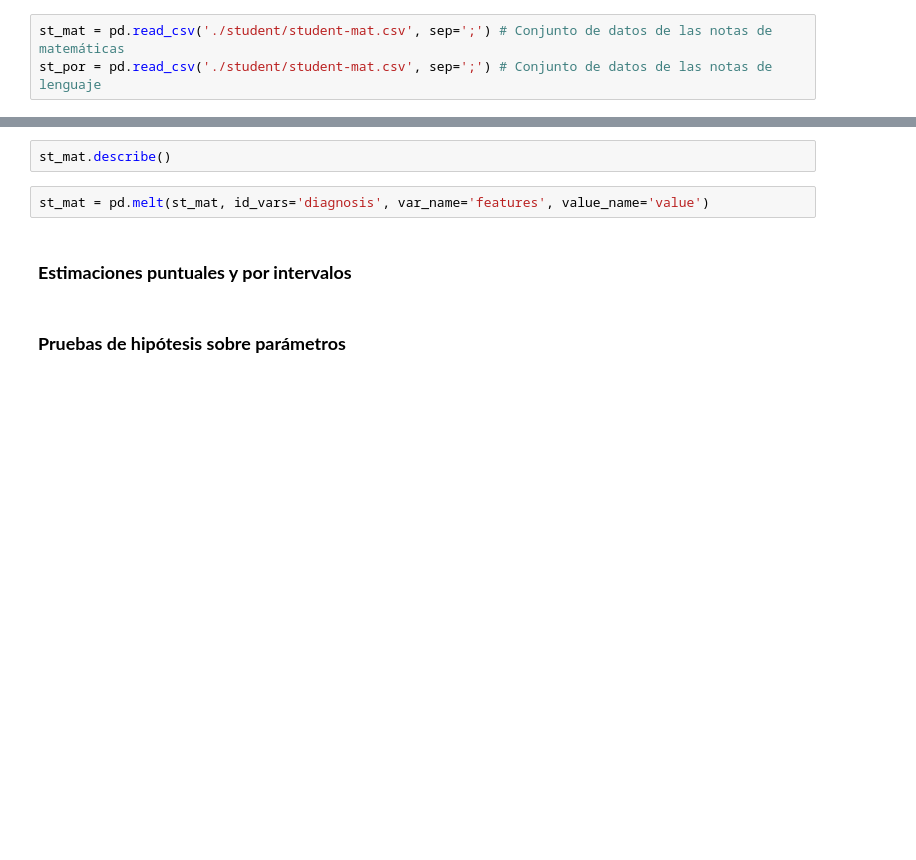
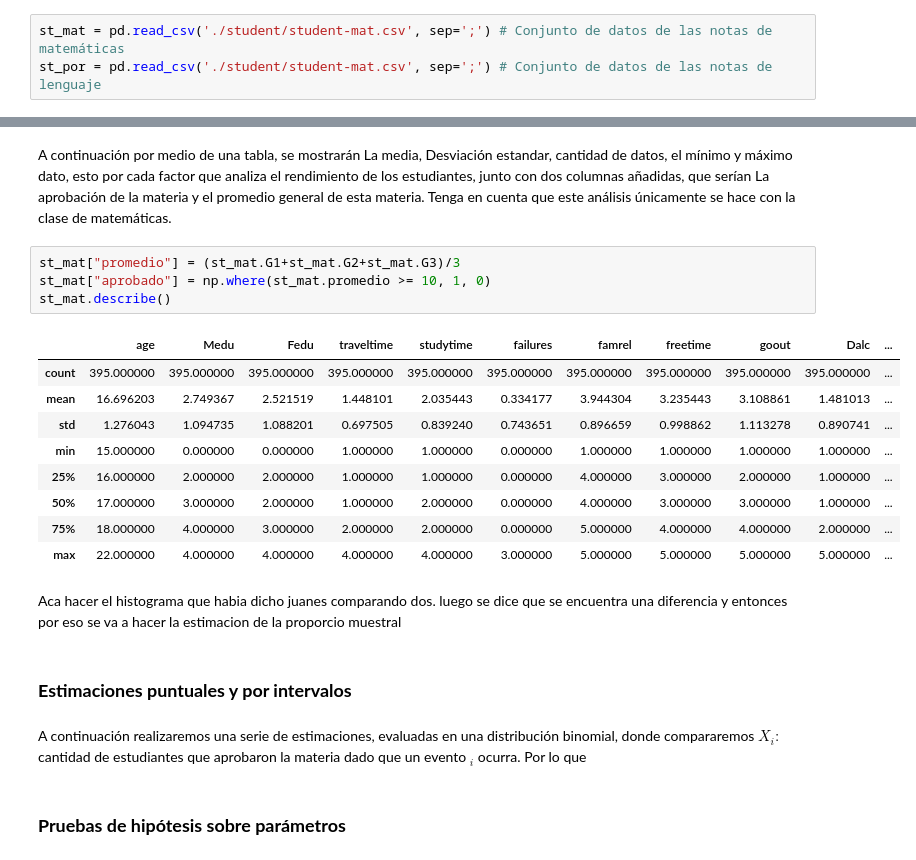
Before and after one commit to JuanJoZP/analisis-estudiantes, a Jupyter notebook: analisis_estudiantes.ipynb, the cells around one changed output, grey strips where cells are left out. Drawn from its saved outputs; the diff is of its cells as text; blank space fills up the shorter version.

Commit message:
seccion 2
Co-authored-by: juanescortes01 <juanescortes01@users.noreply.github.com>

```diff
--- a/analisis_estudiantes.ipynb
+++ b/analisis_estudiantes.ipynb
@@ -76,9 +100,27 @@ plt.show()
-# %%
-st_mat.describe()
-# %%
-st_mat = pd.melt(st_mat, id_vars='diagnosis', var_name='features', value_name='value')
+# %% [markdown]
+A continuación por medio de una tabla, se mostrarán La media, Desviación estandar, cantidad de datos, el mínimo y máximo dato, esto por cada factor que analiza el rendimiento de los estudiantes, junto con dos columnas añadidas, que serían La aprobación de la materia y el promedio general de esta materia.
+Tenga en cuenta que este análisis únicamente se hace con la clase de matemáticas.
+# %%
+st_mat["promedio"] = (st_mat.G1+st_mat.G2+st_mat.G3)/3
+st_mat["aprobado"] = np.where(st_mat.promedio >= 10, 1, 0)
+st_mat.describe()
+# %% [output]
+|  | age | Medu | Fedu | traveltime | studytime | failures | famrel | freetime | goout | Dalc | ... |
+| count | 395.000000 | 395.000000 | 395.000000 | 395.000000 | 395.000000 | 395.000000 | 395.000000 | 395.000000 | 395.000000 | 395.000000 | ... |
+| mean | 16.696203 | 2.749367 | 2.521519 | 1.448101 | 2.035443 | 0.334177 | 3.944304 | 3.235443 | 3.108861 | 1.481013 | ... |
+| std | 1.276043 | 1.094735 | 1.088201 | 0.697505 | 0.839240 | 0.743651 | 0.896659 | 0.998862 | 1.113278 | 0.890741 | ... |
+| min | 15.000000 | 0.000000 | 0.000000 | 1.000000 | 1.000000 | 0.000000 | 1.000000 | 1.000000 | 1.000000 | 1.000000 | ... |
+| 25% | 16.000000 | 2.000000 | 2.000000 | 1.000000 | 1.000000 | 0.000000 | 4.000000 | 3.000000 | 2.000000 | 1.000000 | ... |
+| 50% | 17.000000 | 3.000000 | 2.000000 | 1.000000 | 2.000000 | 0.000000 | 4.000000 | 3.000000 | 3.000000 | 1.000000 | ... |
+| 75% | 18.000000 | 4.000000 | 3.000000 | 2.000000 | 2.000000 | 0.000000 | 5.000000 | 4.000000 | 4.000000 | 2.000000 | ... |
+| max | 22.000000 | 4.000000 | 4.000000 | 4.000000 | 4.000000 | 3.000000 | 5.000000 | 5.000000 | 5.000000 | 5.000000 | ... |
+# %% [markdown]
+Aca hacer el histograma que habia dicho juanes comparando dos.
+luego se dice que se encuentra una diferencia y entonces por eso se va a hacer la estimacion de la proporcio muestral
 # %% [markdown]
 ### **Estimaciones puntuales y por intervalos <a class="anchor" id="4"></a>**
+# %% [markdown]
+A continuación realizaremos una serie de estimaciones, evaluadas en una distribución binomial, donde compararemos $X_i:$ cantidad de estudiantes que aprobaron la materia dado que un evento $_i$ ocurra. Por lo que
 # %% [markdown]
 ### **Pruebas de hipótesis sobre parámetros <a class="anchor" id="5"></a>**
 # %% [markdown]
```
Also changed, not shown: parts of 7 cells of this notebook.
